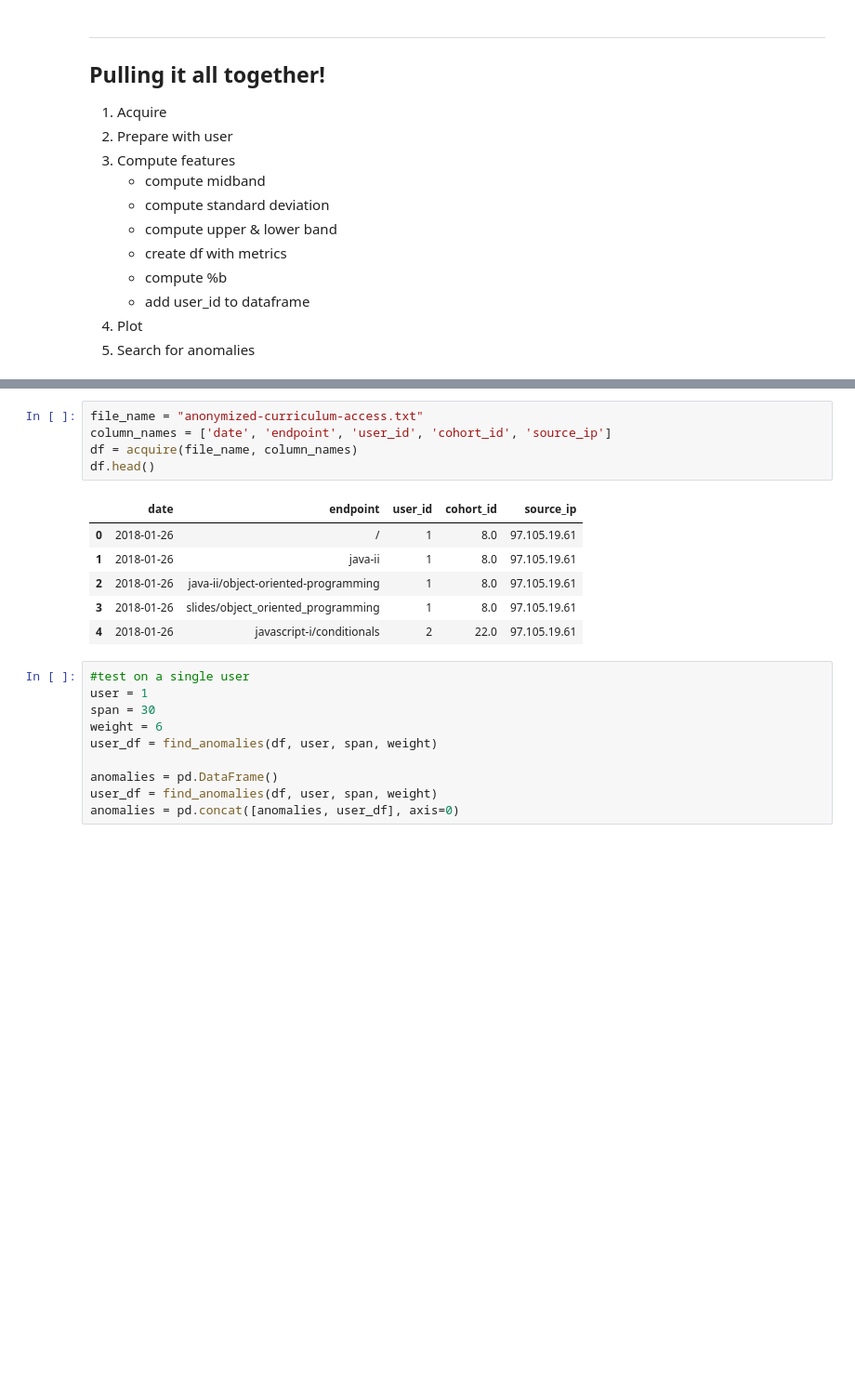
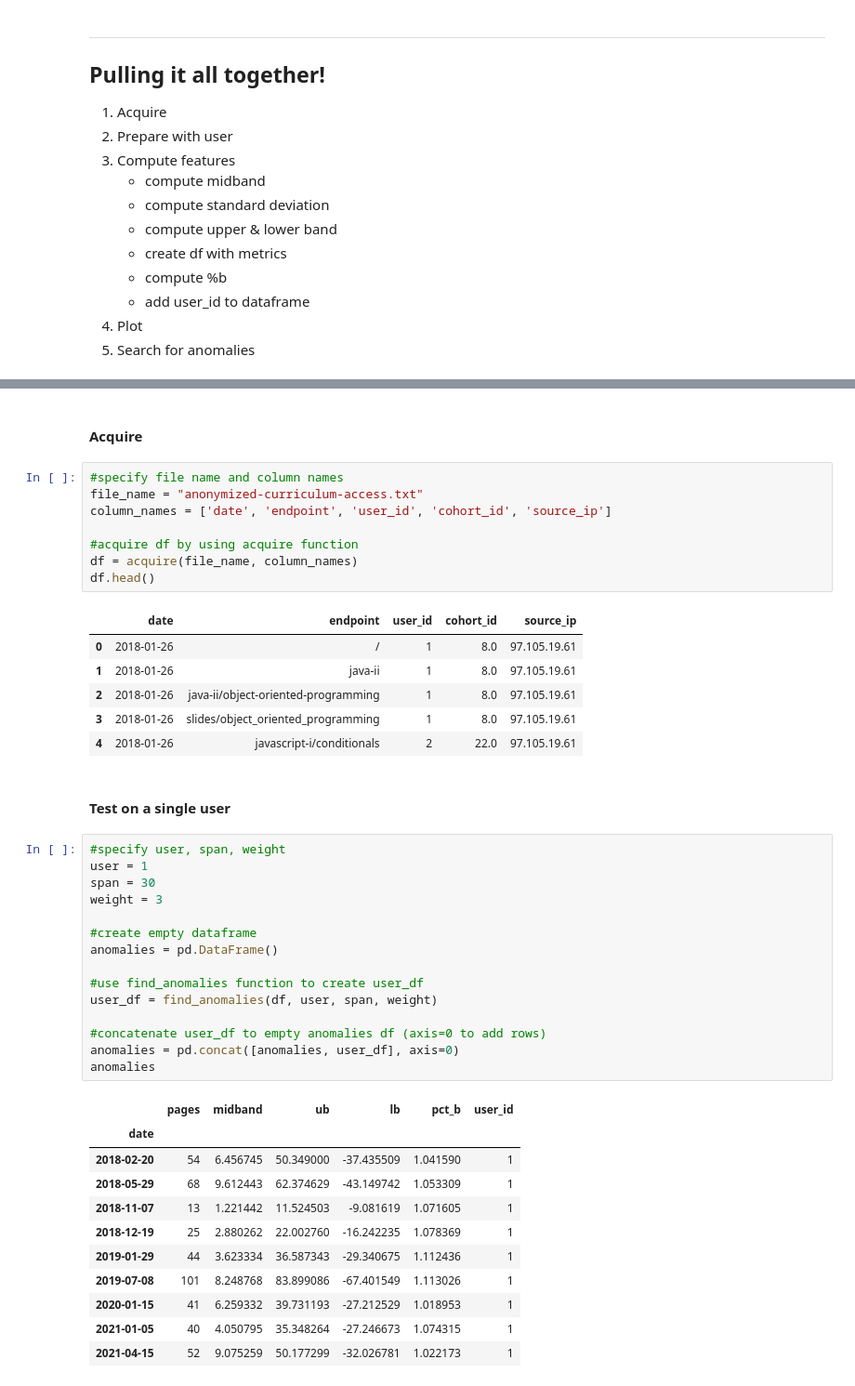
Before and after one commit to aliciag92/anomaly-detection-exercises, a Jupyter notebook: TS-AD.ipynb, the cells around one changed output, grey strips where cells are left out. Shown at 93% size. Drawn from its saved outputs; the diff is of its cells as text; blank space fills up the shorter version.

```diff
--- a/TS-AD.ipynb
+++ b/TS-AD.ipynb
@@ -506,6 +569,11 @@ def find_anomalies(df, user, span, weight):
+# %% [markdown]
+#### Acquire
 # %%
+#specify file name and column names
 file_name = "anonymized-curriculum-access.txt"
 column_names = ['date', 'endpoint', 'user_id', 'cohort_id', 'source_ip']
+
+#acquire df by using acquire function
 df = acquire(file_name, column_names)
 df.head()
 # %% [output]
@@ -515,13 +583,32 @@ df.head()
 | 2 | 2018-01-26 | java-ii/object-oriented-programming | 1 | 8.0 | 97.105.19.61 |
 | 3 | 2018-01-26 | slides/object_oriented_programming | 1 | 8.0 | 97.105.19.61 |
 | 4 | 2018-01-26 | javascript-i/conditionals | 2 | 22.0 | 97.105.19.61 |
+# %% [markdown]
+#### Test on a single user
 # %%
-#test on a single user
+#specify user, span, weight
 user = 1
 span = 30
-weight = 6
+weight = 3
+
+#create empty dataframe
+anomalies = pd.DataFrame()
+
+#use find_anomalies function to create user_df
 user_df = find_anomalies(df, user, span, weight)
 
-anomalies = pd.DataFrame()
-user_df = find_anomalies(df, user, span, weight)
+#concatenate user_df to empty anomalies df (axis=0 to add rows)
 anomalies = pd.concat([anomalies, user_df], axis=0)
+anomalies
+# %% [output]
+|  | pages | midband | ub | lb | pct_b | user_id |
+| date |  |  |  |  |  |  |
+| 2018-02-20 | 54 | 6.456745 | 50.349000 | -37.435509 | 1.041590 | 1 |
+| 2018-05-29 | 68 | 9.612443 | 62.374629 | -43.149742 | 1.053309 | 1 |
+| 2018-11-07 | 13 | 1.221442 | 11.524503 | -9.081619 | 1.071605 | 1 |
+| 2018-12-19 | 25 | 2.880262 | 22.002760 | -16.242235 | 1.078369 | 1 |
+| 2019-01-29 | 44 | 3.623334 | 36.587343 | -29.340675 | 1.112436 | 1 |
+| 2019-07-08 | 101 | 8.248768 | 83.899086 | -67.401549 | 1.113026 | 1 |
+| 2020-01-15 | 41 | 6.259332 | 39.731193 | -27.212529 | 1.018953 | 1 |
+| 2021-01-05 | 40 | 4.050795 | 35.348264 | -27.246673 | 1.074315 | 1 |
+| 2021-04-15 | 52 | 9.075259 | 50.177299 | -32.026781 | 1.022173 | 1 |
```
Also changed, not shown: parts of 7 cells of this notebook.
